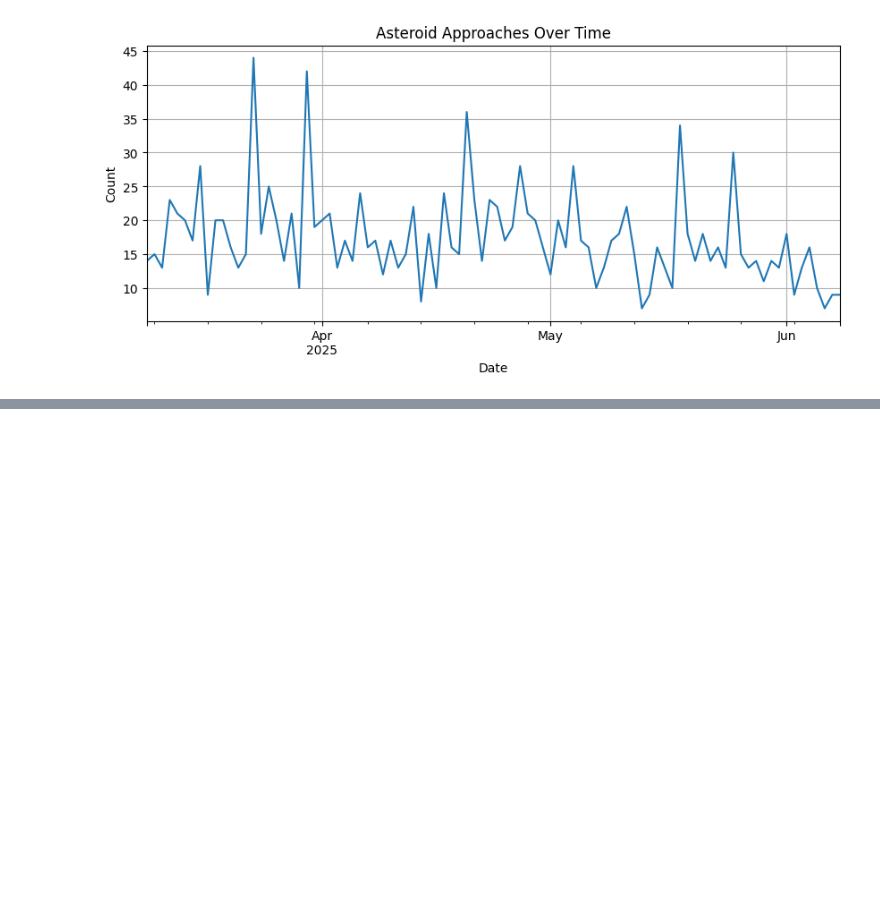
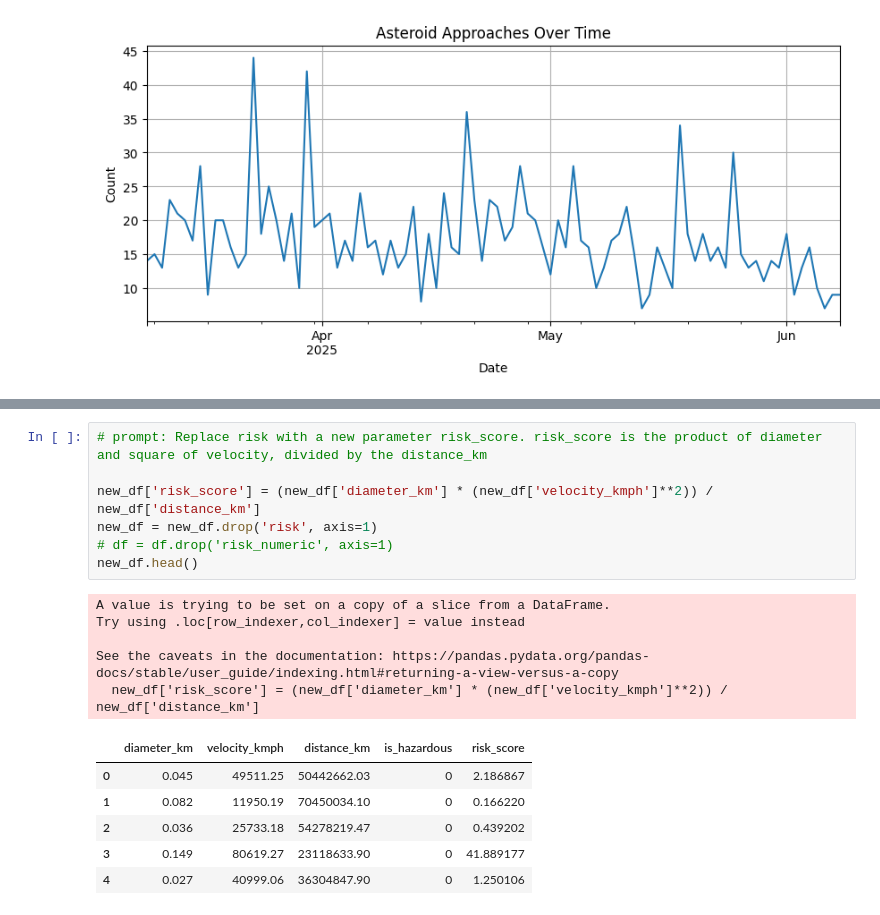
Before and after one commit to gautumsvp7/asteroid, a Jupyter notebook: asteroid.ipynb, the cells around one changed output, grey strips where cells are left out. Drawn from its saved outputs; the diff is of its cells as text; blank space fills up the shorter version.

```diff
--- a/asteroid.ipynb
+++ b/asteroid.ipynb
@@ -105,0 +186,19 @@ ValueError: could not convert string to float: '478784 (2012 UV136)'
+# %%
+# prompt: Replace risk with a new parameter risk_score. risk_score is the product of diameter and square of velocity, divided by the distance_km
+
+new_df['risk_score'] = (new_df['diameter_km'] * (new_df['velocity_kmph']**2)) / new_df['distance_km']
+new_df = new_df.drop('risk', axis=1)
+# df = df.drop('risk_numeric', axis=1)
+new_df.head()
+# %% [output]
+A value is trying to be set on a copy of a slice from a DataFrame.
+Try using .loc[row_indexer,col_indexer] = value instead
+
+See the caveats in the documentation: https://pandas.pydata.org/pandas-docs/stable/user_guide/indexing.html#returning-a-view-versus-a-copy
+  new_df['risk_score'] = (new_df['diameter_km'] * (new_df['velocity_kmph']**2)) / new_df['distance_km']
+|  | diameter_km | velocity_kmph | distance_km | is_hazardous | risk_score |
+| 0 | 0.045 | 49511.25 | 50442662.03 | 0 | 2.186867 |
+| 1 | 0.082 | 11950.19 | 70450034.10 | 0 | 0.166220 |
+| 2 | 0.036 | 25733.18 | 54278219.47 | 0 | 0.439202 |
+| 3 | 0.149 | 80619.27 | 23118633.90 | 0 | 41.889177 |
+| 4 | 0.027 | 40999.06 | 36304847.90 | 0 | 1.250106 |
```
Also changed, not shown: parts of 14 cells of this notebook.
